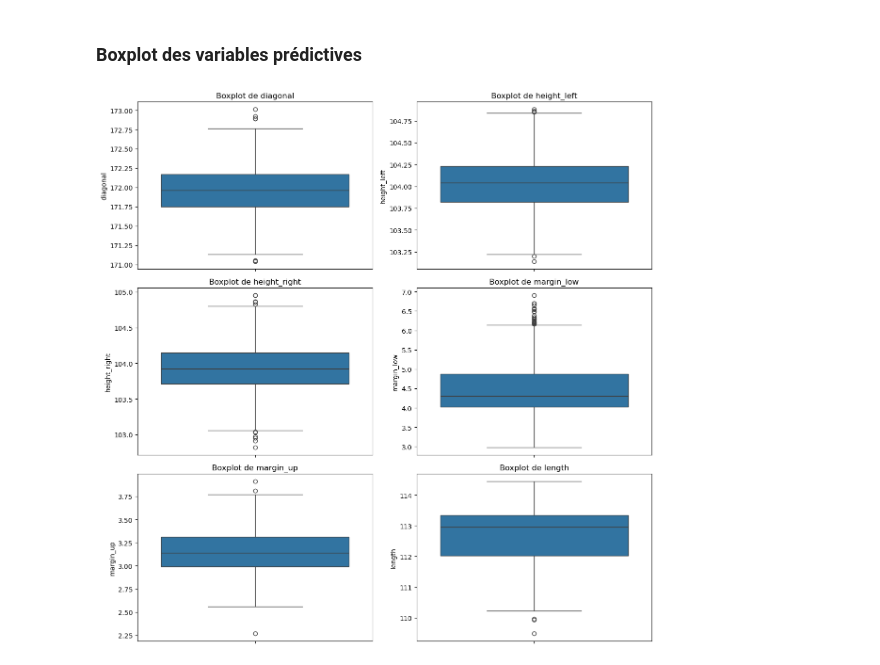
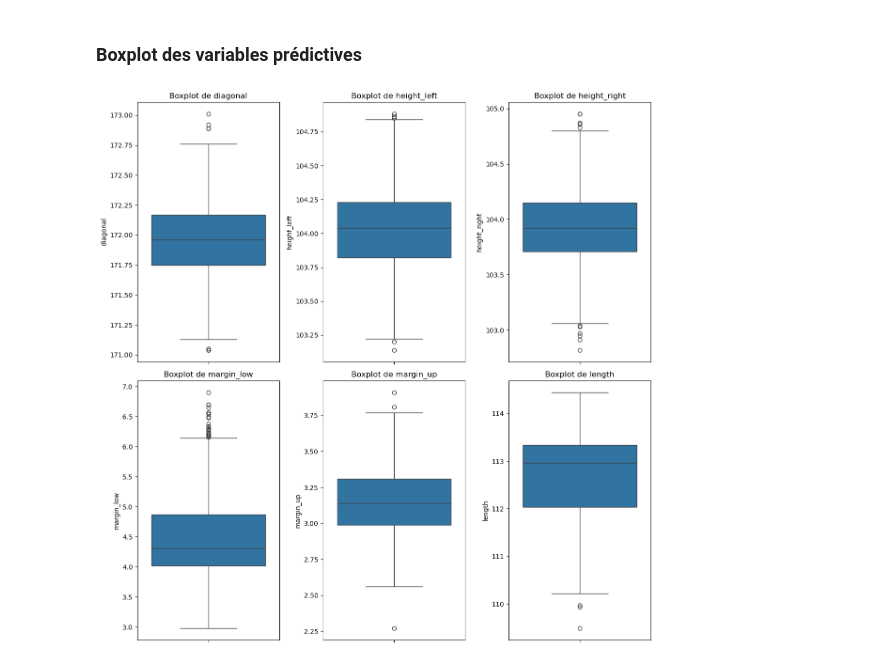
Before and after one commit to Cedric-ME/Detection_De_Faux_Billets, a Jupyter notebook: Analyse_data.ipynb, the cells around one changed output. Cells and saved outputs as stored; diff of their text form; code cells hidden in the pictures.

```diff
--- a/Analyse_data.ipynb
+++ b/Analyse_data.ipynb
@@ -916,34 +919,22 @@ Nous pouvons poursuivre et désormais définir un modèle de détection de faux
 ## Méthodes non supervisées : ACP et clustering K-means pour la détection des faux billets
 # %% [markdown]
 ### Boxplot des variables prédictives
-# %%
-# Définir le nombre de lignes et de colonnes pour l'affichage des graphiques
-fig, axes = plt.subplots(3, 2, figsize=(12, 12))  # 3 lignes, 2 colonnes
-
-# Aplatir la matrice d'axes pour un accès plus facile dans la boucle
-axes = axes.flatten()
-
-for i, num_col in enumerate(colonnes_numeriques):
-    sns.histplot(data_without_na[num_col], bins=30, kde=True, ax=axes[i])
-    axes[i].set_title(f"Distribution de {num_col}")
-plt.tight_layout()
-plt.show()
 # %%
 # definition des variables prédictives
 features = ['diagonal', 'height_left', 'height_right', 'margin_low', 'margin_up', 'length']
 
 # Créer une figure avec des sous-graphes
-fig, axes = plt.subplots(3, 2, figsize=(12, 12))
+fig, axes = plt.subplots(2, 3, figsize=(12, 12))
 
 # Aplatir les axes pour un accès plus facile
 axes = axes.flatten()
 
 # boxplot avec seaborn
 for i, feat in enumerate(features):
     sns.boxplot(data=data[feat], ax=axes[i])
     axes[i].set_title(f"Boxplot de {feat}")
 
 plt.tight_layout()
 plt.show()
 # %% [output]
-[figure, old version]
+[figure, new version]
```
Also changed, not shown: parts of 22 cells of this notebook.
